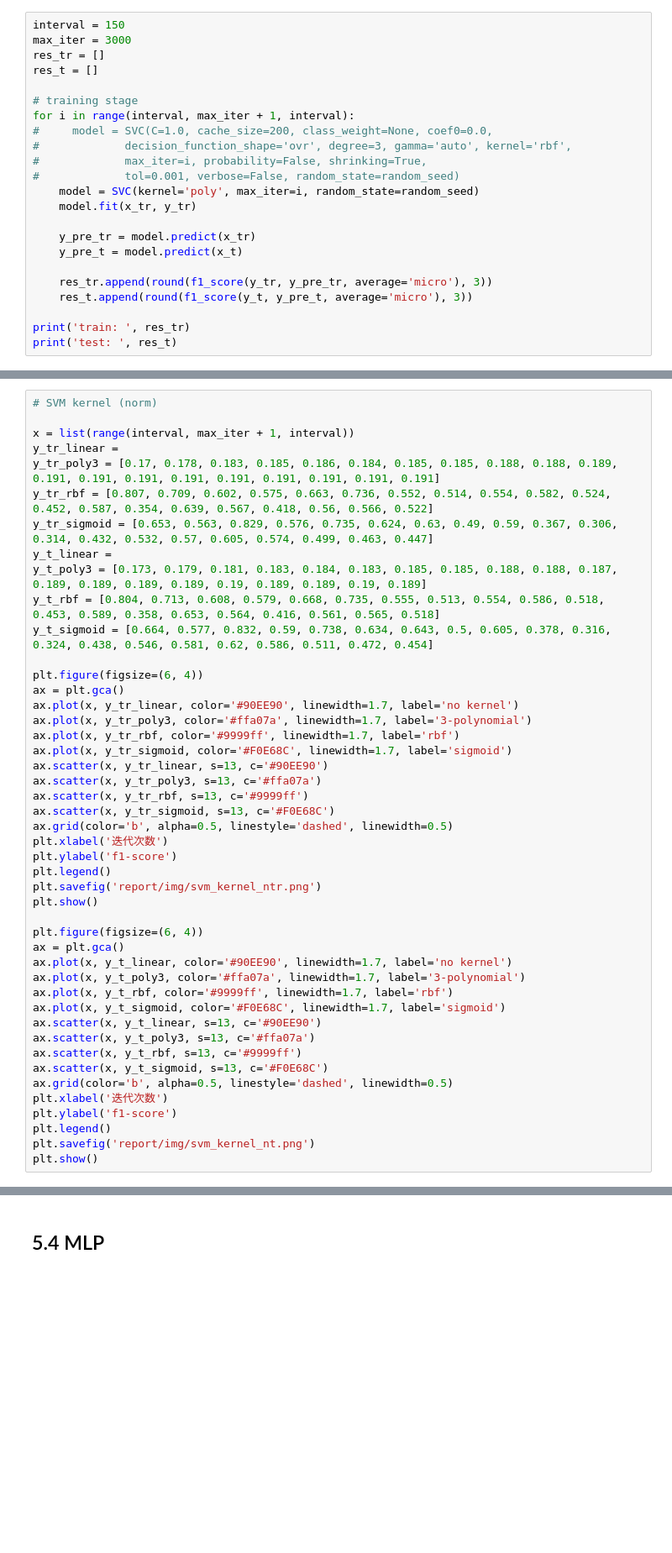
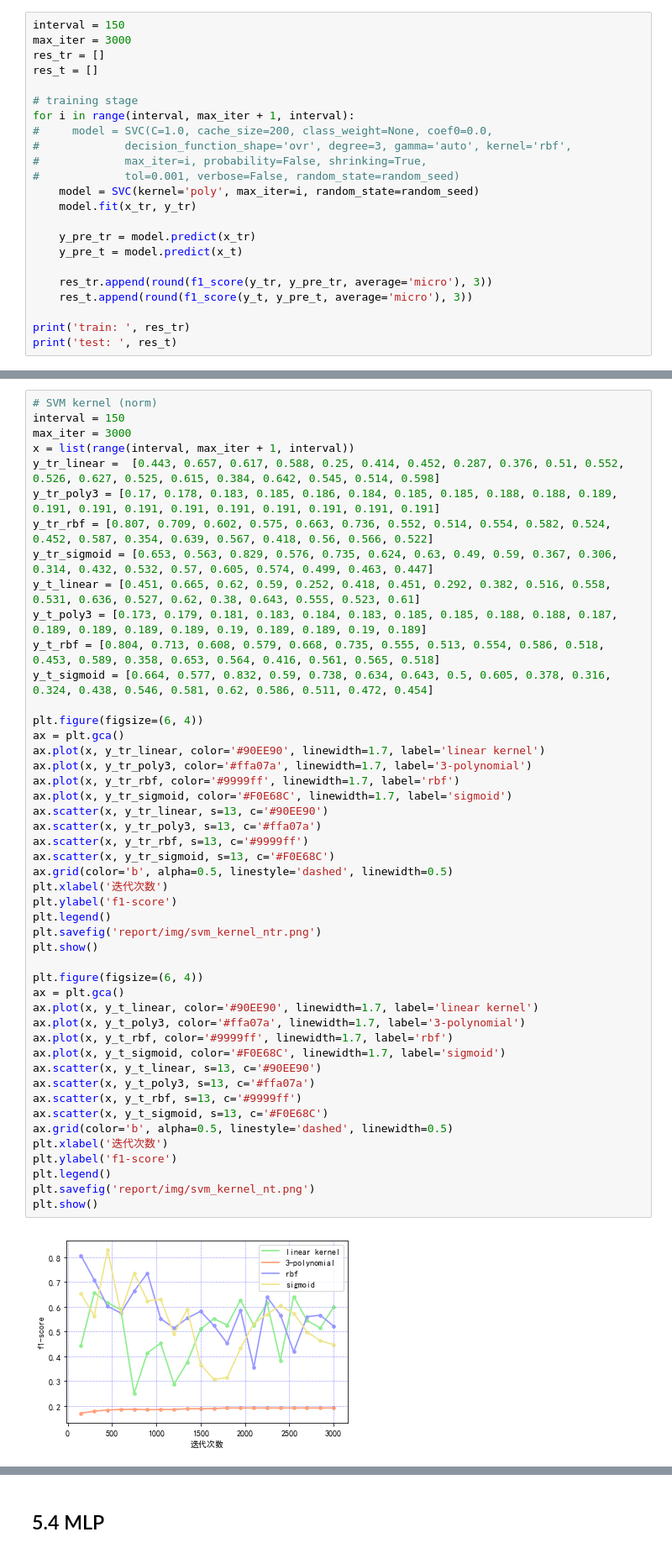
Before and after one commit to shinshiner/CS245-Data-Science, a Jupyter notebook: Adult++/main.ipynb, the cells around one changed output, grey strips where cells are left out. Shown: that part at 84% size. Cells and saved outputs as stored; diff of their text form; blank space fills up the shorter version.

```diff
--- a/Adult++/main.ipynb
+++ b/Adult++/main.ipynb
@@ -593,46 +593,49 @@ plt.show()
 # %%
 # SVM kernel (norm)
-
+interval = 150
+max_iter = 3000
 x = list(range(interval, max_iter + 1, interval))
-y_tr_linear =
+y_tr_linear =  [0.443, 0.657, 0.617, 0.588, 0.25, 0.414, 0.452, 0.287, 0.376, 0.51, 0.552, 0.526, 0.627, 0.525, 0.615, 0.384, 0.642, 0.545, 0.514, 0.598]
 y_tr_poly3 = [0.17, 0.178, 0.183, 0.185, 0.186, 0.184, 0.185, 0.185, 0.188, 0.188, 0.189, 0.191, 0.191, 0.191, 0.191, 0.191, 0.191, 0.191, 0.191, 0.191]
 y_tr_rbf = [0.807, 0.709, 0.602, 0.575, 0.663, 0.736, 0.552, 0.514, 0.554, 0.582, 0.524, 0.452, 0.587, 0.354, 0.639, 0.567, 0.418, 0.56, 0.566, 0.522]
 y_tr_sigmoid = [0.653, 0.563, 0.829, 0.576, 0.735, 0.624, 0.63, 0.49, 0.59, 0.367, 0.306, 0.314, 0.432, 0.532, 0.57, 0.605, 0.574, 0.499, 0.463, 0.447]
-y_t_linear =
+y_t_linear = [0.451, 0.665, 0.62, 0.59, 0.252, 0.418, 0.451, 0.292, 0.382, 0.516, 0.558, 0.531, 0.636, 0.527, 0.62, 0.38, 0.643, 0.555, 0.523, 0.61]
 y_t_poly3 = [0.173, 0.179, 0.181, 0.183, 0.184, 0.183, 0.185, 0.185, 0.188, 0.188, 0.187, 0.189, 0.189, 0.189, 0.189, 0.19, 0.189, 0.189, 0.19, 0.189]
 y_t_rbf = [0.804, 0.713, 0.608, 0.579, 0.668, 0.735, 0.555, 0.513, 0.554, 0.586, 0.518, 0.453, 0.589, 0.358, 0.653, 0.564, 0.416, 0.561, 0.565, 0.518]
 y_t_sigmoid = [0.664, 0.577, 0.832, 0.59, 0.738, 0.634, 0.643, 0.5, 0.605, 0.378, 0.316, 0.324, 0.438, 0.546, 0.581, 0.62, 0.586, 0.511, 0.472, 0.454]
 
 plt.figure(figsize=(6, 4))
 ax = plt.gca()
-ax.plot(x, y_tr_linear, color='#90EE90', linewidth=1.7, label='no kernel')
+ax.plot(x, y_tr_linear, color='#90EE90', linewidth=1.7, label='linear kernel')
 ax.plot(x, y_tr_poly3, color='#ffa07a', linewidth=1.7, label='3-polynomial')
 ax.plot(x, y_tr_rbf, color='#9999ff', linewidth=1.7, label='rbf')
 ax.plot(x, y_tr_sigmoid, color='#F0E68C', linewidth=1.7, label='sigmoid')
 ax.scatter(x, y_tr_linear, s=13, c='#90EE90')
 ax.scatter(x, y_tr_poly3, s=13, c='#ffa07a')
 ax.scatter(x, y_tr_rbf, s=13, c='#9999ff')
 ax.scatter(x, y_tr_sigmoid, s=13, c='#F0E68C')
 ax.grid(color='b', alpha=0.5, linestyle='dashed', linewidth=0.5)
 plt.xlabel('迭代次数')
 plt.ylabel('f1-score')
 plt.legend()
 plt.savefig('report/img/svm_kernel_ntr.png')
 plt.show()
 
 plt.figure(figsize=(6, 4))
 ax = plt.gca()
-ax.plot(x, y_t_linear, color='#90EE90', linewidth=1.7, label='no kernel')
+ax.plot(x, y_t_linear, color='#90EE90', linewidth=1.7, label='linear kernel')
 ax.plot(x, y_t_poly3, color='#ffa07a', linewidth=1.7, label='3-polynomial')
 ax.plot(x, y_t_rbf, color='#9999ff', linewidth=1.7, label='rbf')
 ax.plot(x, y_t_sigmoid, color='#F0E68C', linewidth=1.7, label='sigmoid')
 ax.scatter(x, y_t_linear, s=13, c='#90EE90')
 ax.scatter(x, y_t_poly3, s=13, c='#ffa07a')
 ax.scatter(x, y_t_rbf, s=13, c='#9999ff')
 ax.scatter(x, y_t_sigmoid, s=13, c='#F0E68C')
 ax.grid(color='b', alpha=0.5, linestyle='dashed', linewidth=0.5)
 plt.xlabel('迭代次数')
 plt.ylabel('f1-score')
 plt.legend()
 plt.savefig('report/img/svm_kernel_nt.png')
 plt.show()
+# %% [output]
+[figure, added]
```
Also changed, not shown: parts of 3 cells of this notebook, 11 other files.
